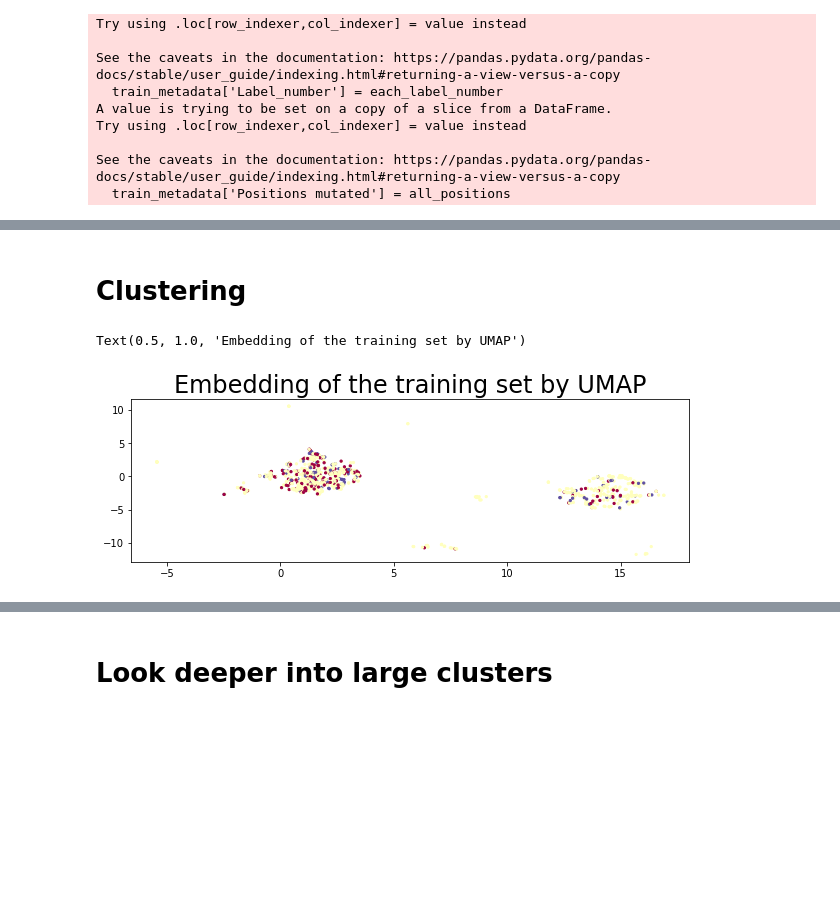
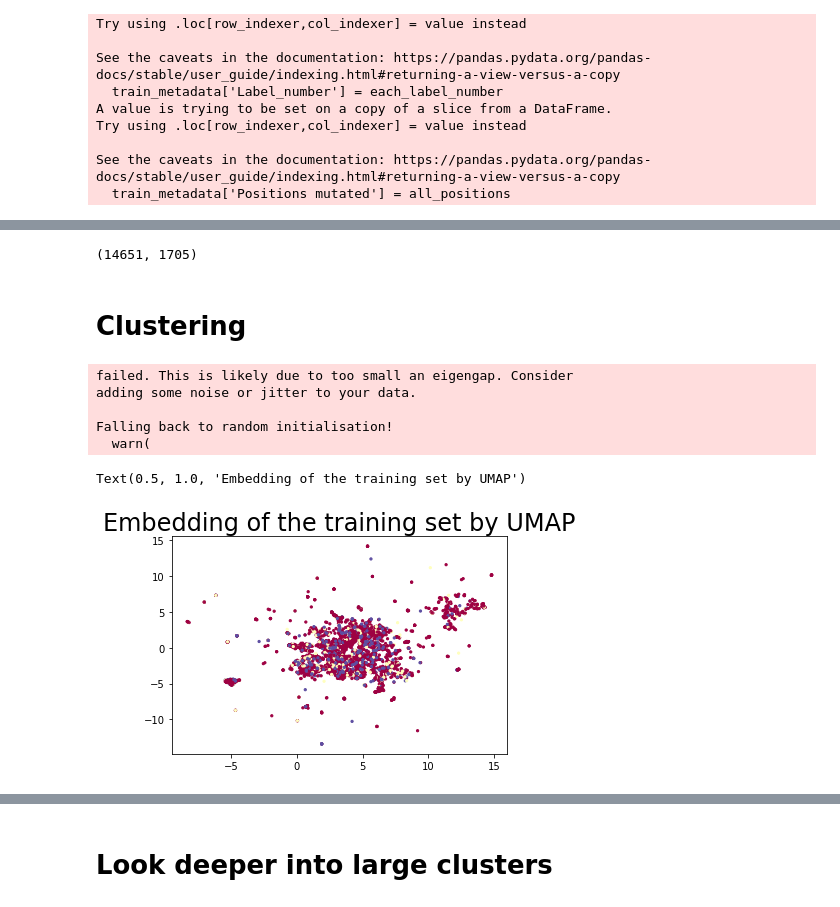
Before and after one commit to shefaliqamar/HIV-Epistatic, a Jupyter notebook: HIVEpistatic.ipynb, the cells around one changed output, grey strips where cells are left out. Saved outputs shown, nothing was run; the diff lists cells and outputs as text; code cells hidden in the pictures; blank space fills up the shorter version.

```diff
--- a/HIVEpistatic.ipynb
+++ b/HIVEpistatic.ipynb
@@ -326,0 +423,4 @@ train_metadata.head()
+# %%
+# Keep only last sequence for each patient
+test = test.drop_duplicates(subset=['PatientID'], keep='last')
+test.head(20)
@@ -326,0 +446,3 @@ train_metadata.head()
+# %%
+train_metadata = test[['Patient info', 'Sequence', 'Cocktail', 'PatientID', 'StudyID']]
+train_metadata.head()
@@ -326,0 +456,3 @@ train_metadata.head()
+# %%
+train_data = test.drop(columns=['Patient info', 'Sequence', 'Cocktail', 'PatientID', 'StudyID'])  # all other columns
+train_data.head()
@@ -411,3 +559,12 @@ for seq in train_metadata.iterrows():
     else:
         all_representations.append('None')
         all_positions.append(tuple([]))
+# %%
+# Check 184
+c = 0
+for seq in train_metadata.iterrows():
+    sequence = seq[1]['Sequence']
+    muts = get_mutations(reference, sequence)
+    if str(184) in muts:
+        c += 1
+c
@@ -496,14 +655,24 @@ train_data.head()
+# %%
+train_data.shape
+# %% [output]
+(14651, 1705)
 # %% [markdown]
 # Clustering
 # %%
 import umap
 import matplotlib.pyplot as plt
 colors = train_metadata['Label_number']
 trans = umap.UMAP(n_neighbors=5, random_state=42).fit(train_data)  # norm_train
 plt.scatter(trans.embedding_[:, 0], trans.embedding_[:, 1], s= 5, c=colors, cmap='Spectral')  # c=y_train
+plt.rcParams['figure.figsize'] = (10,3)
 plt.title('Embedding of the training set by UMAP', fontsize=24)
 # %% [output]
-Text(0.5, 1.0, 'Embedding of the training set by UMAP')
+failed. This is likely due to too small an eigengap. Consider
+adding some noise or jitter to your data.
+
+Falling back to random initialisation!
+  warn(
+Text(0.5, 1.0, 'Embedding of the training set by UMAP')
-[figure, old version]
+[figure, new version]
 # %%
 from sklearn.cluster import DBSCAN
```
Also changed, not shown: parts of 68 cells of this notebook, 2 other files.
